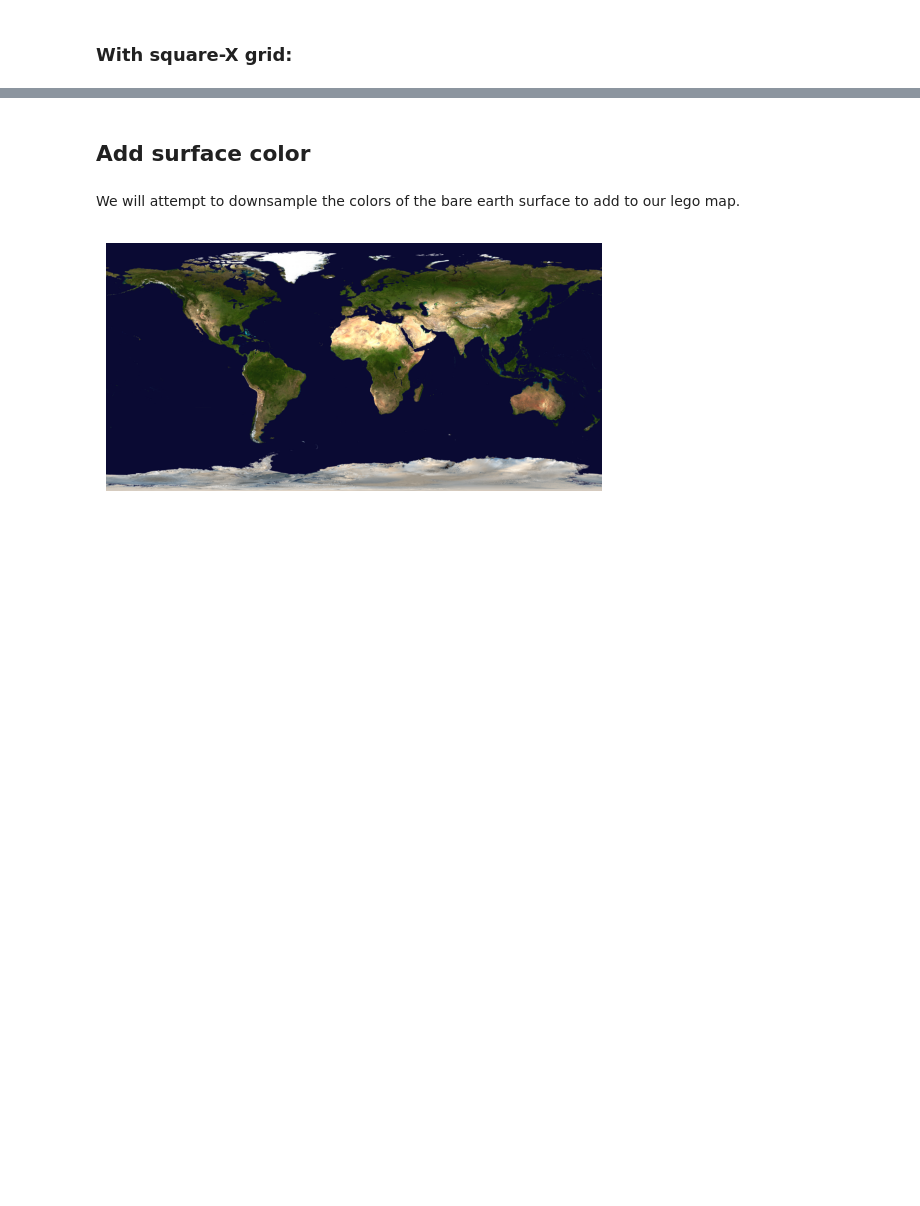
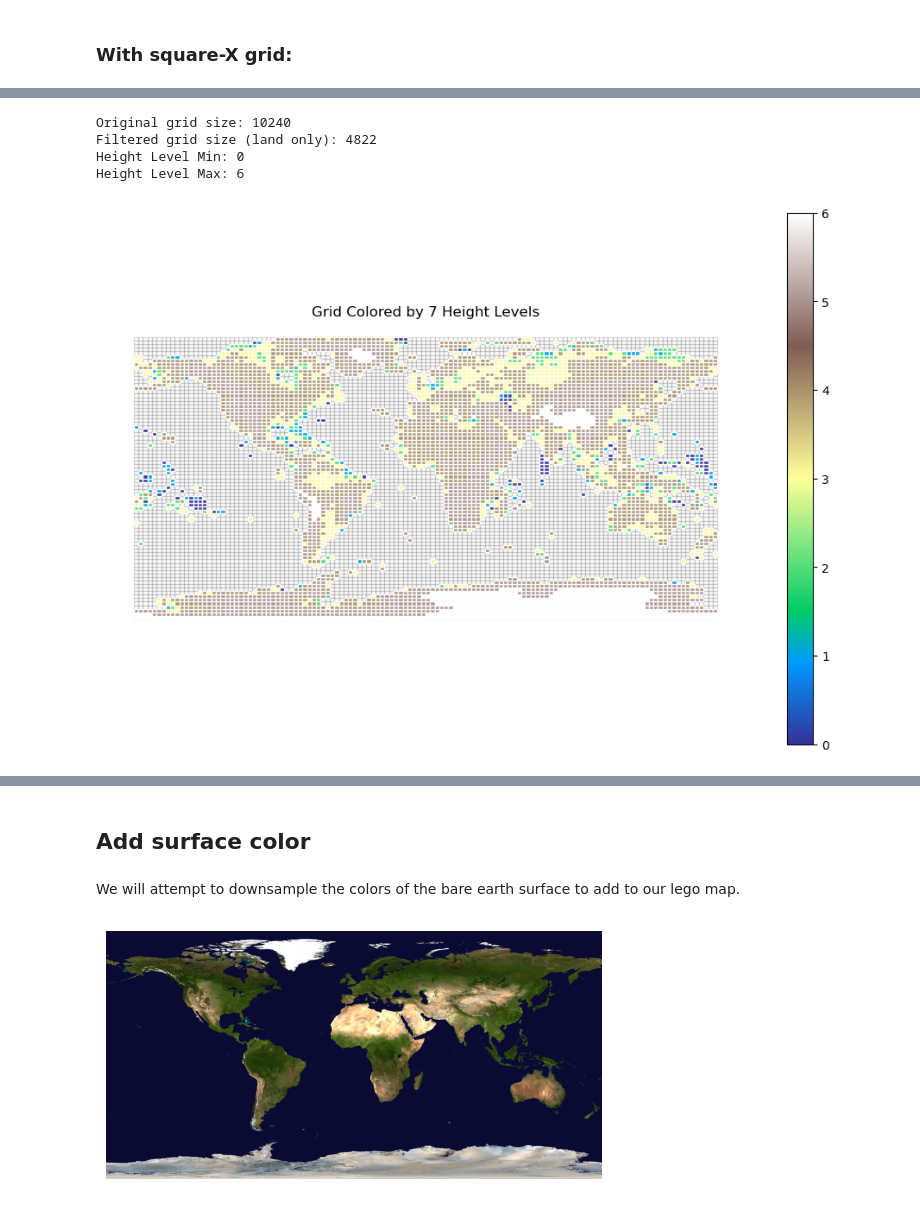
Before and after one commit to sralter/lego_world_map, a Jupyter notebook: lego_world_map.ipynb, the cells around one changed output, grey strips where cells are left out. Drawn from its saved outputs; the diff is of its cells as text; code cells hidden in the pictures; blank space fills up the shorter version.

```diff
--- a/lego_world_map.ipynb
+++ b/lego_world_map.ipynb
@@ -400,0 +514,53 @@ gdf_x_grid.head()
+# %%
+# number of levels you want to display
+n_levels = 7  # Set this to 5, 6, 7, or any desired number of levels
+
+# step 1: filter out very low elevation values (e.g., below sea level)
+threshold = 1  # elevation threshold (set to X meters)
+gdf_land = gdf_grid[gdf_grid['elevation_mean'] >= threshold].copy()
+
+print(f"Original grid size: {len(gdf_grid)}")
+print(f"Filtered grid size (land only): {len(gdf_land)}")
+
+# step 2: logarithmic transformation with error handling
+gdf_land['log'] = gdf_land['elevation_mean'].apply(lambda x: math.log(x + 1) if not np.isnan(x) else np.nan)
+
+# step 3: scaling values to the desired number of levels
+val_min = gdf_land['log'].min()
+val_max = gdf_land['log'].max()
+
+# normalize the values to range [0, n_levels-1]
+gdf_land['height_level'] = gdf_land['log'].apply(
+    lambda v: round((v - val_min) / (val_max - val_min) * (n_levels - 1)) if not np.isnan(v) else np.nan
+)
+
+# step 4: print stats (Optional)
+print("Height Level Min:", gdf_land['height_level'].min())
+print("Height Level Max:", gdf_land['height_level'].max())
+# %% [output]
+Original grid size: 10240
+Filtered grid size (land only): 4822
+Height Level Min: 0
+Height Level Max: 6
+# %%
+# step 4: visualization
+f, ax = plt.subplots(1, 1, figsize=(12, 8))
+
+# base grid with grey edges
+gdf_grid.plot(ax=ax, color='w', edgecolor='grey', alpha=0.25)
+
+# plot the grid colored by height levels
+gdf_grid.plot(
+    ax=ax,
+    column='height_level',
+    edgecolor='w',
+    cmap='terrain',  # Choose any colormap
+    alpha=0.95,
+    legend=True
+)
+
+ax.axis('off')
+plt.title(f"Grid Colored by {n_levels} Height Levels")
+plt.show()
+# %% [output]
+[figure, added]
```
Also changed, not shown: parts of 18 cells of this notebook, 6 other files.
